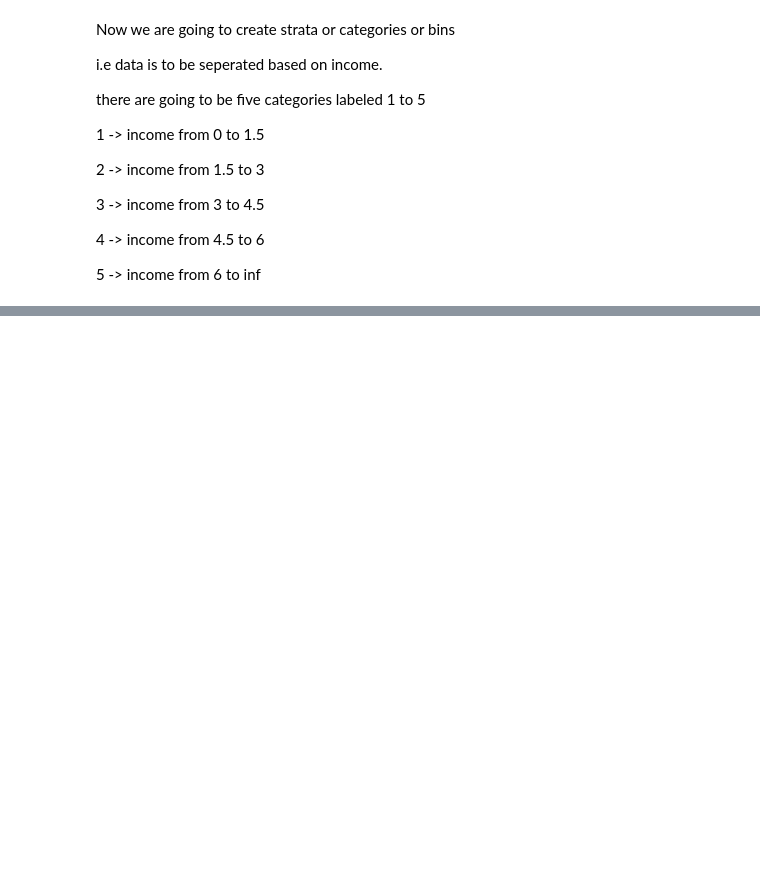
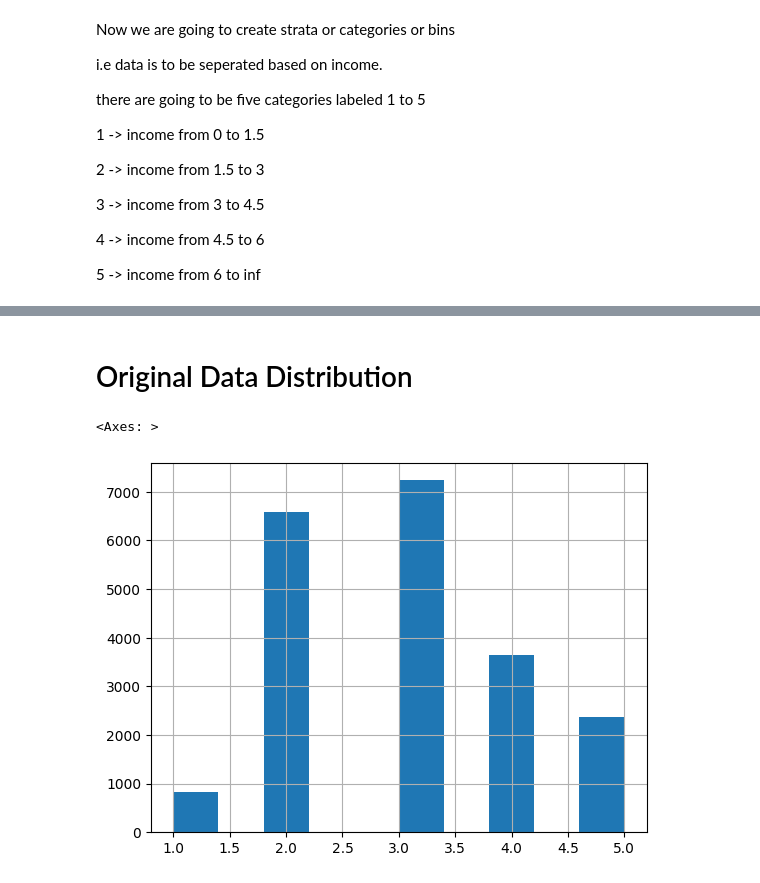
Before and after one commit to akashnarwal7/Califlornia-Housing-Price-Prediction-Model, a Jupyter notebook: HousePricePrediction.ipynb, the cells around one changed output, grey strips where cells are left out. Saved outputs shown, nothing was run; the diff lists cells and outputs as text; code cells hidden in the pictures; blank space fills up the shorter version.

```diff
--- a/HousePricePrediction.ipynb
+++ b/HousePricePrediction.ipynb
@@ -382,0 +426,7 @@ housing_copy.head()
+# %% [markdown]
+# Original Data Distribution
+# %%
+housing['income_cat'].hist()
+# %% [output]
+<Axes: >
+[figure, added]
```
Also changed, not shown: parts of 12 cells of this notebook.
